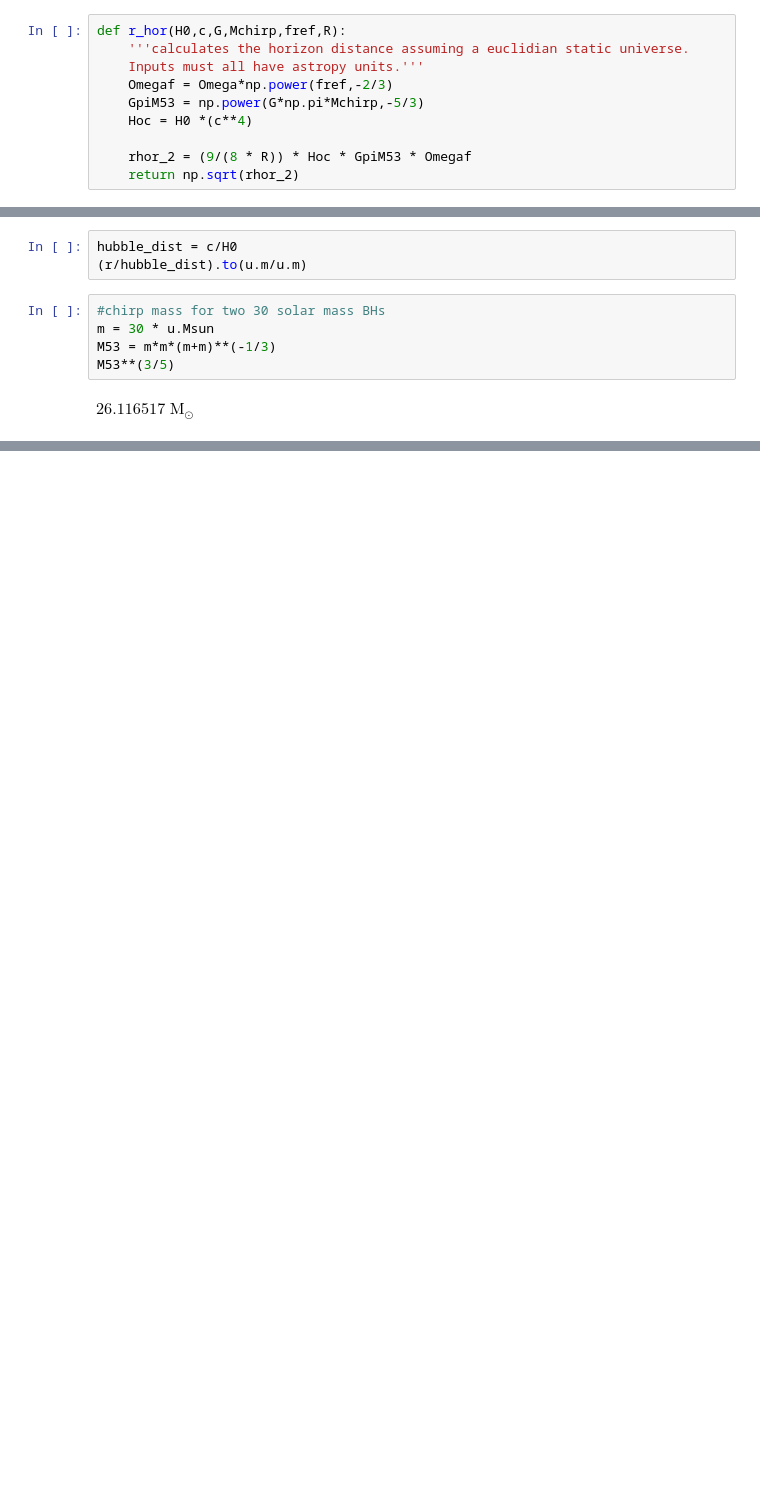
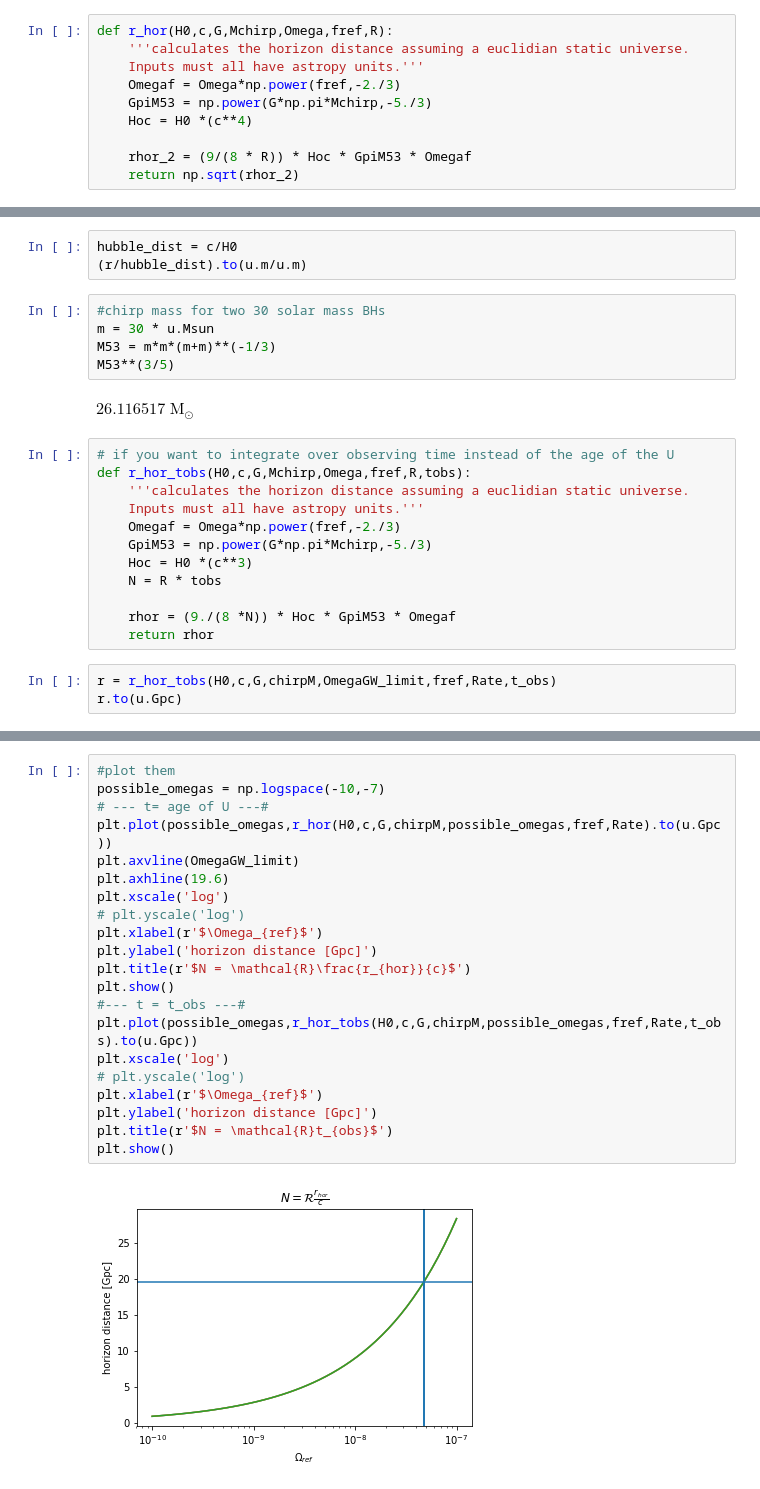
Before and after one commit to afarah18/stochastic_cosmo, a Jupyter notebook: horizon_dist_calculator.ipynb, the cells around one changed output, grey strips where cells are left out. Drawn from its saved outputs; the diff is of its cells as text; blank space fills up the shorter version.

```diff
--- a/horizon_dist_calculator.ipynb
+++ b/horizon_dist_calculator.ipynb
@@ -19,11 +27,11 @@ $$ r_{\text{hor}} = \frac{9 H_0 c^3}{8 N} (G \pi \mathcal{M})^{-5/3} \Omega_{\te
 
 Where $N$ is the number density of events. Here we have assumed it to be the local merger rate $R$ times the time it has taken light to reach us from the horizon distance $t= r_{hor}/c$.
 # %%
-def r_hor(H0,c,G,Mchirp,fref,R):
+def r_hor(H0,c,G,Mchirp,Omega,fref,R):
     '''calculates the horizon distance assuming a euclidian static universe.
     Inputs must all have astropy units.'''
-    Omegaf = Omega*np.power(fref,-2/3)
-    GpiM53 = np.power(G*np.pi*Mchirp,-5/3)
+    Omegaf = Omega*np.power(fref,-2./3)
+    GpiM53 = np.power(G*np.pi*Mchirp,-5./3)
     Hoc = H0 *(c**4)
 
     rhor_2 = (9/(8 * R)) * Hoc * GpiM53 * Omegaf
@@ -43,3 +51,18 @@ M53 = m*m*(m+m)**(-1/3)
 M53**(3/5)
 # %% [output]
 $26.116517 \; \mathrm{M_{\odot}}$
+# %%
+# if you want to integrate over observing time instead of the age of the U
+def r_hor_tobs(H0,c,G,Mchirp,Omega,fref,R,tobs):
+    '''calculates the horizon distance assuming a euclidian static universe.
+    Inputs must all have astropy units.'''
+    Omegaf = Omega*np.power(fref,-2./3)
+    GpiM53 = np.power(G*np.pi*Mchirp,-5./3)
+    Hoc = H0 *(c**3)
+    N = R * tobs
+
+    rhor = (9./(8 *N)) * Hoc * GpiM53 * Omegaf
+    return rhor
+# %%
+r = r_hor_tobs(H0,c,G,chirpM,OmegaGW_limit,fref,Rate,t_obs)
+r.to(u.Gpc)
@@ -45,0 +71,23 @@ $26.116517 \; \mathrm{M_{\odot}}$
+# %%
+#plot them
+possible_omegas = np.logspace(-10,-7)
+# --- t= age of U ---#
+plt.plot(possible_omegas,r_hor(H0,c,G,chirpM,possible_omegas,fref,Rate).to(u.Gpc))
+plt.axvline(OmegaGW_limit)
+plt.axhline(19.6)
+plt.xscale('log')
+# plt.yscale('log')
+plt.xlabel(r'$\Omega_{ref}$')
+plt.ylabel('horizon distance [Gpc]')
+plt.title(r'$N = \mathcal{R}\frac{r_{hor}}{c}$')
+plt.show()
+#--- t = t_obs ---#
+plt.plot(possible_omegas,r_hor_tobs(H0,c,G,chirpM,possible_omegas,fref,Rate,t_obs).to(u.Gpc))
+plt.xscale('log')
+# plt.yscale('log')
+plt.xlabel(r'$\Omega_{ref}$')
+plt.ylabel('horizon distance [Gpc]')
+plt.title(r'$N = \mathcal{R}t_{obs}$')
+plt.show()
+# %% [output]
+[figure, added]
```
Also changed, not shown: parts of 15 cells of this notebook.
